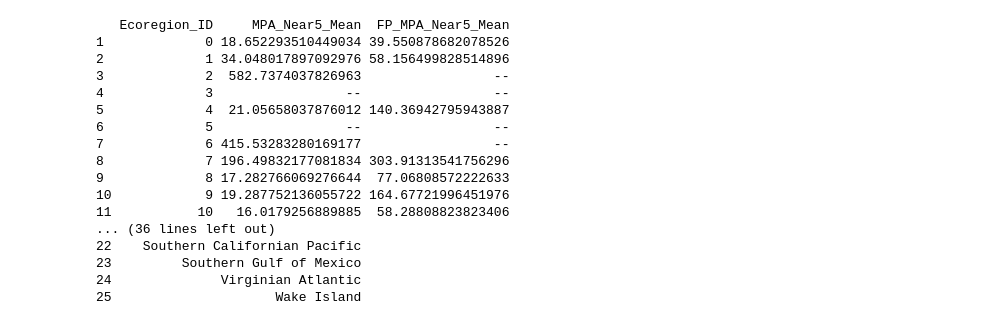
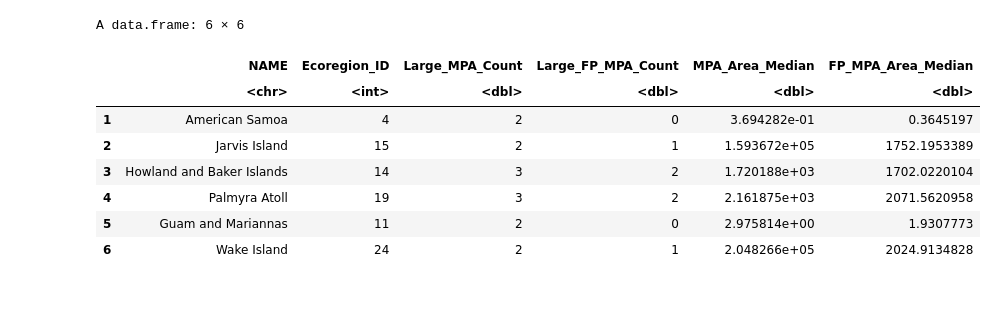
Before and after one commit to sagw/MBD, a Jupyter notebook: Proximity.ipynb, the cells around one changed output. Cells and saved outputs as stored; diff of their text form; code cells hidden in the pictures; blank space fills up the shorter version.

```diff
--- a/Proximity.ipynb
+++ b/Proximity.ipynb
@@ -15,20 +15,12 @@ prox=read.csv("~/Documents/Lenfest/MPA_Gaps_Overview_Figure_CSV/proximity_neares
-# %%
-print(prox)
-# %% [output]
-   Ecoregion_ID     MPA_Near5_Mean  FP_MPA_Near5_Mean
-1             0 18.652293510449034 39.550878682078526
-2             1 34.048017897092976 58.156499828514896
-3             2  582.7374037826963                 --
-4             3                 --                 --
-5             4  21.05658037876012 140.36942795943887
-6             5                 --                 --
-7             6 415.53283280169177                 --
-8             7 196.49832177081834 303.91313541756296
-9             8 17.282766069276644  77.06808572222633
-10            9 19.287752136055722 164.67721996451976
-11           10   16.0179256889885  58.28808823823406
-... (36 lines left out)
-22    Southern Californian Pacific
-23         Southern Gulf of Mexico
-24              Virginian Atlantic
-25                     Wake Island
+# %%
+head(adeq)
+# %% [output]
+A data.frame: 6 × 6
+|  | NAME | Ecoregion_ID | Large_MPA_Count | Large_FP_MPA_Count | MPA_Area_Median | FP_MPA_Area_Median |
+|  | <chr> | <int> | <dbl> | <dbl> | <dbl> | <dbl> |
+| 1 | American Samoa | 4 | 2 | 0 | 3.694282e-01 | 0.3645197 |
+| 2 | Jarvis Island | 15 | 2 | 1 | 1.593672e+05 | 1752.1953389 |
+| 3 | Howland and Baker Islands | 14 | 3 | 2 | 1.720188e+03 | 1702.0220104 |
+| 4 | Palmyra Atoll | 19 | 3 | 2 | 2.161875e+03 | 2071.5620958 |
+| 5 | Guam and Mariannas | 11 | 2 | 0 | 2.975814e+00 | 1.9307773 |
+| 6 | Wake Island | 24 | 2 | 1 | 2.048266e+05 | 2024.9134828 |
```
Also changed, not shown: parts of 8 cells of this notebook, 5 other files.
